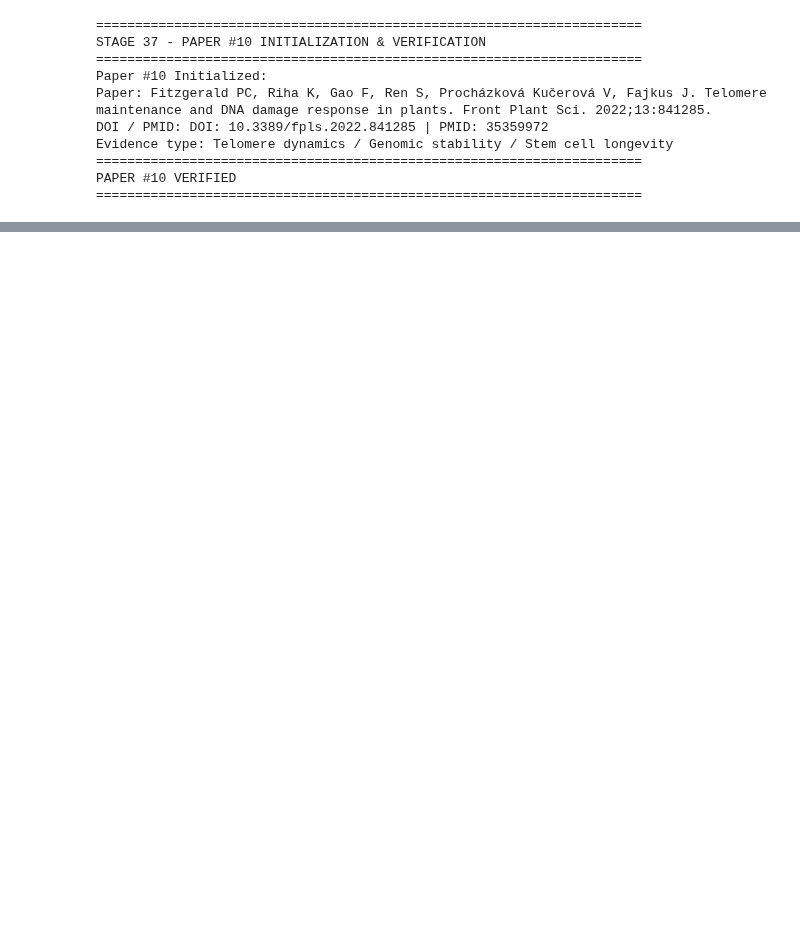
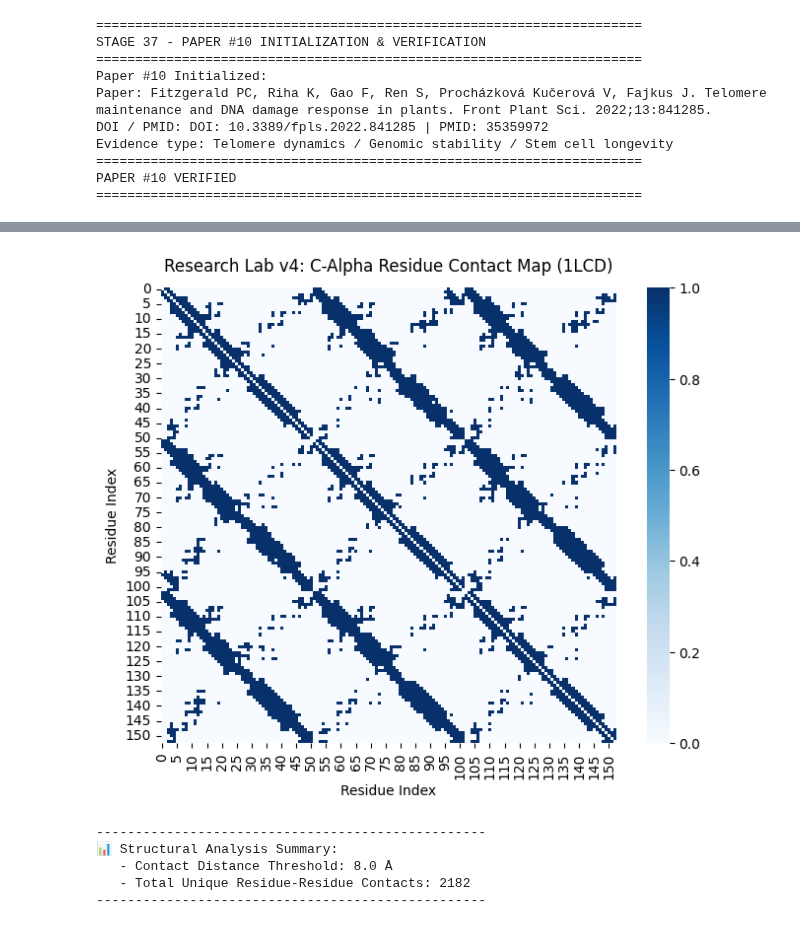
Before and after one commit to riddhikad9b-ux/Plant-Meristem-Longevity-Research-, a Jupyter notebook: Plant_Meristem_Longevity_Research_Lab_v1.ipynb, the cells around one changed output, grey strips where cells are left out. Saved outputs shown, nothing was run; the diff lists cells and outputs as text; code cells hidden in the pictures; blank space fills up the shorter version.

```diff
--- a/Plant_Meristem_Longevity_Research_Lab_v1.ipynb
+++ b/Plant_Meristem_Longevity_Research_Lab_v1.ipynb
@@ -4848,0 +4599,50 @@ RESEARCH LAB v3 FULLY COMPLETED
+# %%
+# Install required libraries if missing in this runtime session
+!pip install -q biopython
+
+import numpy as np
+import matplotlib.pyplot as plt
+import seaborn as sns
+from Bio.PDB import PDBParser, PDBList
+
+# 1. Self-contained PDB loading and parsing
+pdb_id = "1LCD"
+pdbl = PDBList()
+pdbl.retrieve_pdb_file(pdb_id, pdir='.', file_format='pdb')
+structure_file = f"pdb{pdb_id.lower()}.ent"
+
+parser = PDBParser(QUIET=True)
+structure = parser.get_structure(pdb_id, structure_file)
+
+# 2. Extract C-alpha coordinates and compute distance matrix
+ca_atoms = []
+for model in structure:
+    for chain in model:
+        for residue in chain:
+            if "CA" in residue:
+                ca_atoms.append(residue["CA"])
+
+coords = np.array([atom.get_coord() for atom in ca_atoms])
+distance_matrix = np.sqrt(np.sum((coords[:, np.newaxis, :] - coords[np.newaxis, :, :]) ** 2, axis=-1))
+
+# 3. Research Lab v4: Binary Contact Map Analysis
+contact_threshold = 8.0
+contact_map = np.where(distance_matrix <= contact_threshold, 1, 0)
+np.fill_diagonal(contact_map, 0)
+
+# 4. Plotting the binary contact map
+plt.figure(figsize=(8, 6))
+sns.heatmap(contact_map, cmap="Blues", cbar=True, square=True, linewidths=0, linecolor='gray')
+plt.title(f"Research Lab v4: C-Alpha Residue Contact Map ({pdb_id})", fontsize=12, pad=12)
+plt.xlabel("Residue Index", fontsize=10)
+plt.ylabel("Residue Index", fontsize=10)
+plt.show()
+
+# 5. Quantitative Summary
+total_contacts = np.sum(contact_map) // 2
+print("-" * 50)
+print(f"📊 Structural Analysis Summary:")
+print(f"   - Contact Distance Threshold: {contact_threshold} Å")
+print(f"   - Total Unique Residue-Residue Contacts: {total_contacts}")
+print("-" * 50)
+# %% [output]
@@ -4848,0 +4650,6 @@ RESEARCH LAB v3 FULLY COMPLETED
+[figure, added]
+--------------------------------------------------
+📊 Structural Analysis Summary:
+   - Contact Distance Threshold: 8.0 Å
+   - Total Unique Residue-Residue Contacts: 2182
+--------------------------------------------------
```
Also changed, not shown: parts of 99 cells of this notebook.
